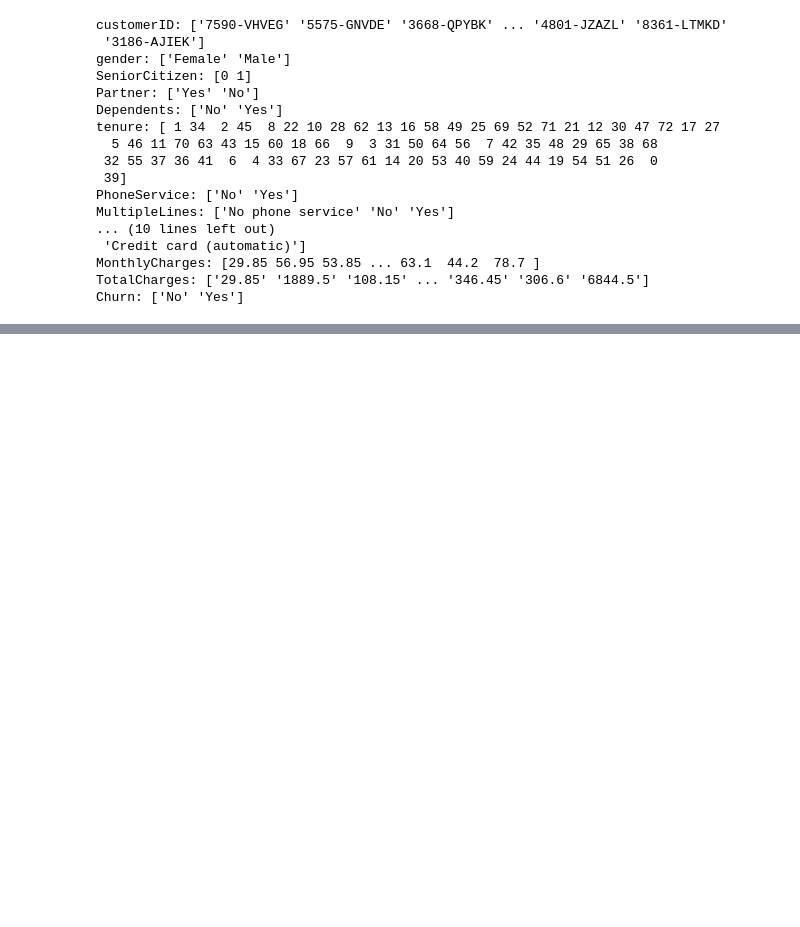
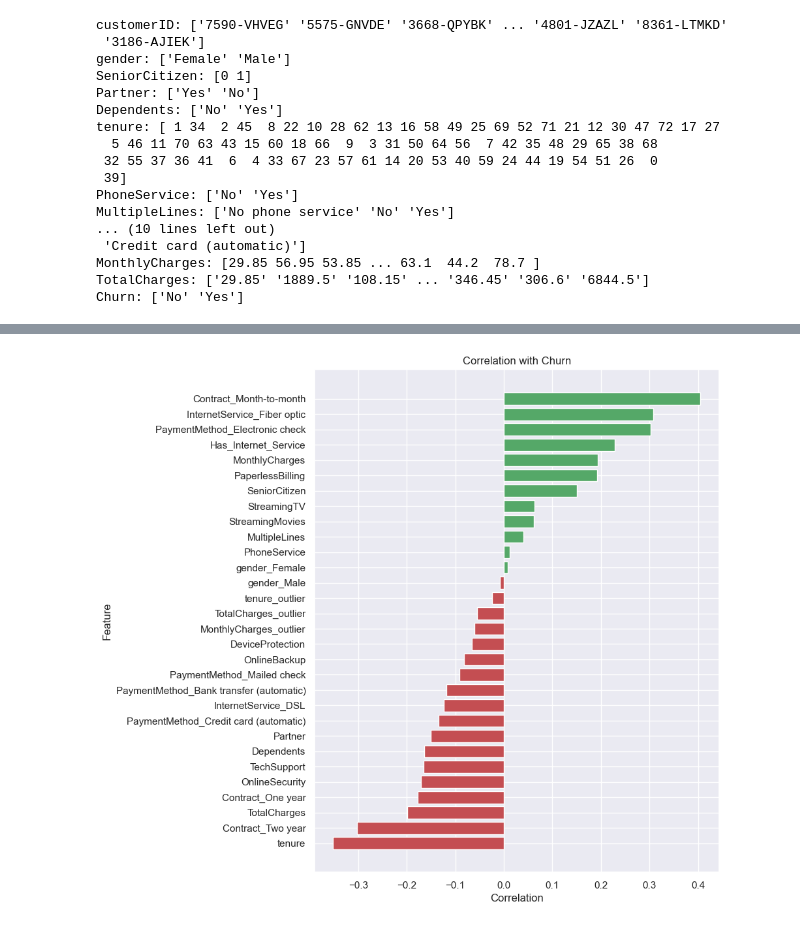
Before and after one commit to algerza/churn_prediction_model, a Jupyter notebook: 00_exploratory_data_analysis.ipynb, the cells around one changed output, grey strips where cells are left out. Saved outputs shown, nothing was run; the diff lists cells and outputs as text; code cells hidden in the pictures; blank space fills up the shorter version.

```diff
--- a/00_exploratory_data_analysis.ipynb
+++ b/00_exploratory_data_analysis.ipynb
@@ -193,0 +363,31 @@ Therefore, it is recommended to scale or normalize your data before using it for
+# %%
+# Load your correlation data into a pandas dataframe
+corr_df = pd.DataFrame({'Feature': corr_churn.index, 'Correlation': corr_churn.values})
+
+# Remove the 'Churn' feature from the dataframe
+corr_df = corr_df[corr_df['Feature'] != 'Churn']
+
+# Sort the dataframe by correlation values
+sorted_corr_df = corr_df.sort_values(by='Correlation')
+
+# Extract the feature names and correlation values as numpy arrays
+features = sorted_corr_df['Feature'].values
+corr_values = sorted_corr_df['Correlation'].values
+
+# Assign colors to the bars based on their values
+colors = np.where(corr_values > 0, 'g', 'r')
+
+# Set the figure size
+fig, ax = plt.subplots(figsize=(8, 10))
+
+# Plot the horizontal bar chart
+ax.barh(features, corr_values, color=colors)
+
+# Add labels and title to the plot
+ax.set_xlabel('Correlation')
+ax.set_ylabel('Feature')
+ax.set_title('Correlation with Churn')
+
+plt.show()
+# %% [output]
+[figure, added]
```
Also changed, not shown: parts of 46 cells of this notebook.
